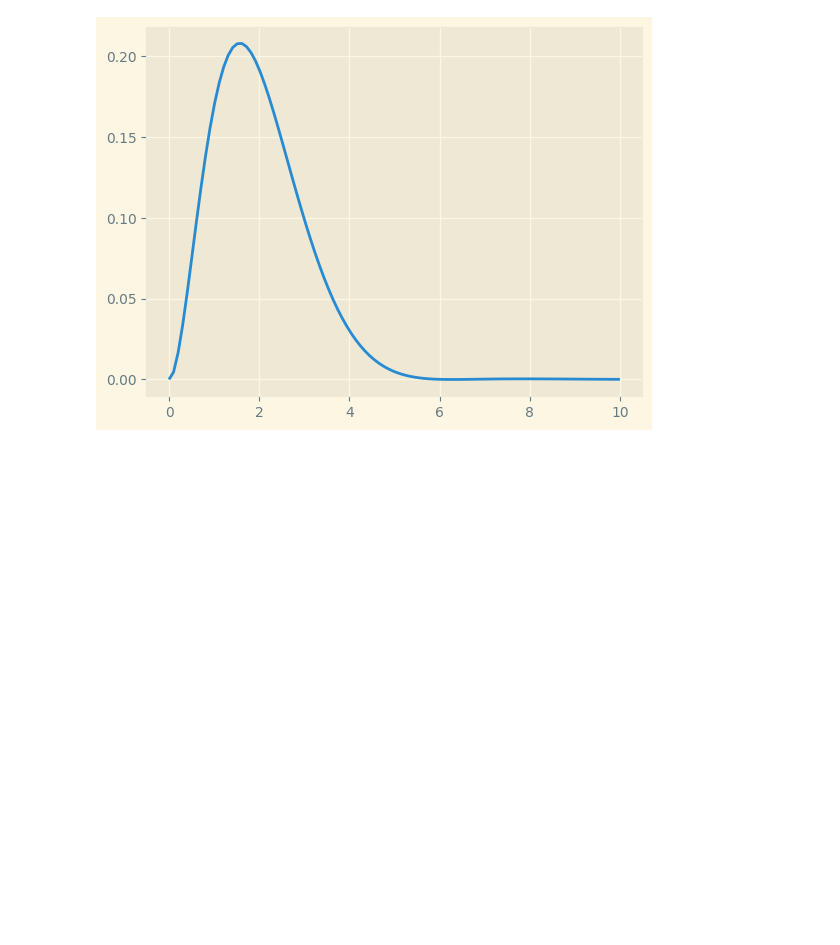
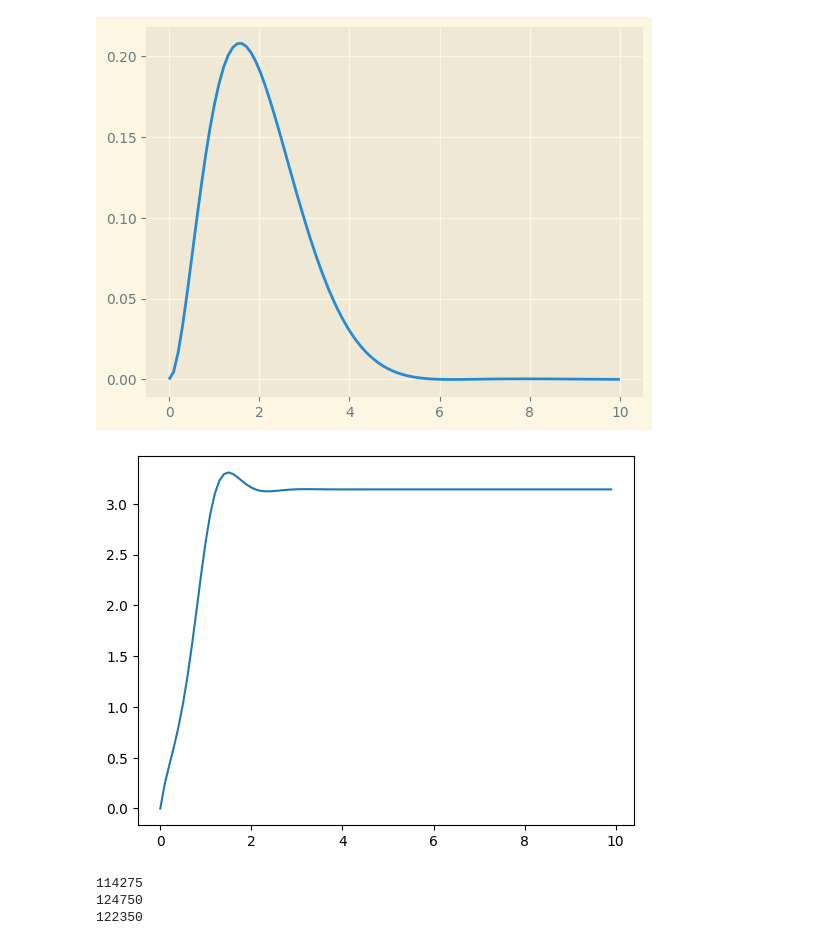
Before and after one commit to zodwick/SC-Lab-Questions-MEC, a Jupyter notebook: questuin.ipynb, the cells around one changed output. Drawn from its saved outputs; the diff is of its cells as text; code cells hidden in the pictures; blank space fills up the shorter version.

```diff
--- a/questuin.ipynb
+++ b/questuin.ipynb
@@ -392,3 +392,38 @@ plt.plot(t,res[:,0])
 plt.show()
 # %% [output]
 [figure]
+# %%
+import numpy as np
+import matplotlib.pyplot as plt
+import math
+from  scipy.integrate import odeint
+b,m,g,l=0.05 , 0.01 , 9.8 , 0.5
+
+def model(x,t):
+    return (x[1],(g/l)*np.sin(x[0])-b/m*x[1])
+
+ts=np.arange(0,10,0.1)
+u=odeint(model,[0,3],ts)
+xs=u[:,0]
+plt.plot(ts,xs)
+plt.show()
+# %% [output]
+[figure, added]
+# %%
+#farm 1 2 3
+farm=[[141,129,134],[200,130,120],[156,127,149]]
+cost=[250,275,325]
+
+
+for i in farm:
+    count=0
+    income=0
+
+    for fruit in i:
+        income=income+fruit*cost[count]
+        count+=1
+    print(income)
+# %% [output]
+114275
+124750
+122350
```
